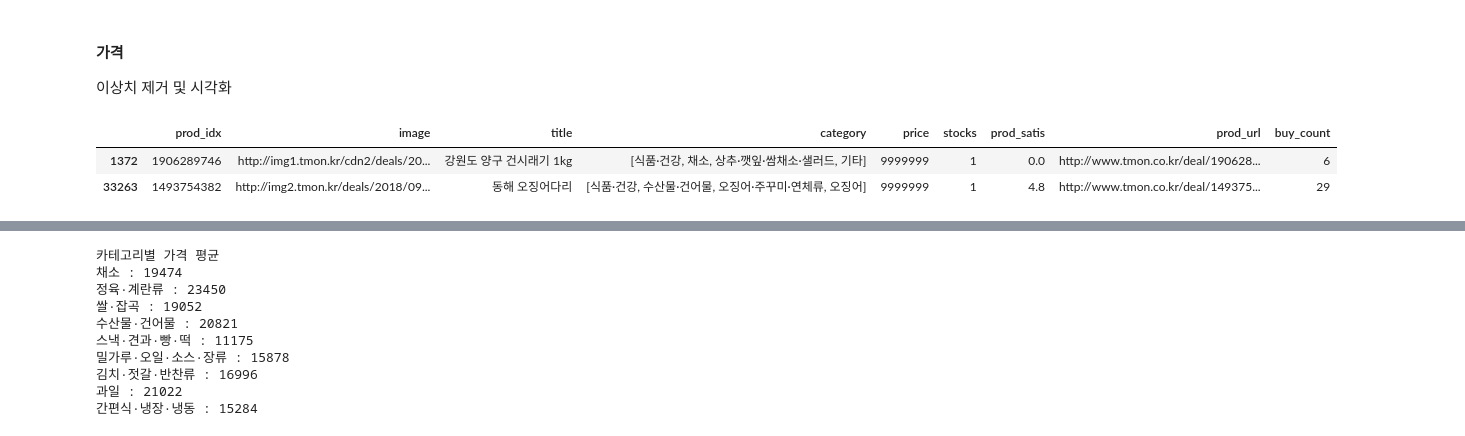
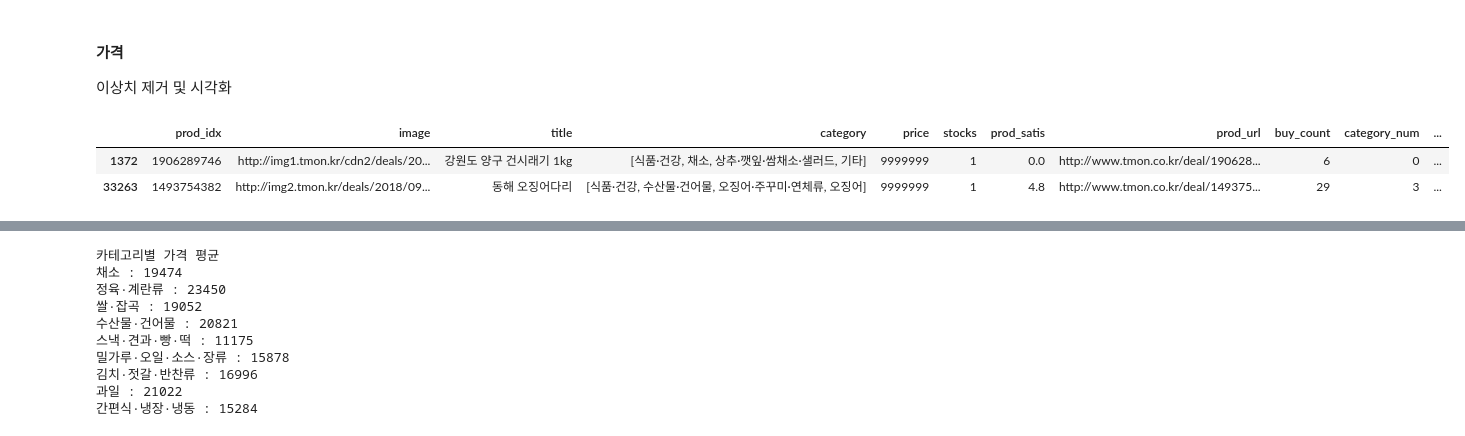
Before and after one commit to bigboom1253/e_commerce_recommendation_system_development, a Jupyter notebook: Data_preprocessing/Data_Descriptive.ipynb, the cells around one changed output, grey strips where cells are left out. Cells and saved outputs as stored; diff of their text form; code cells hidden in the pictures.

```diff
--- a/Data_preprocessing/Data_Descriptive.ipynb
+++ b/Data_preprocessing/Data_Descriptive.ipynb
@@ -231,8 +234,8 @@ for i in range(9):
 #### 가격
 이상치 제거 및 시각화
 # %%
-# prod[prod.price == 9999999]
+prod[prod.price == 9999999]
 # %% [output]
-|  | prod_idx | image | title | category | price | stocks | prod_satis | prod_url | buy_count |
-| 1372 | 1906289746 | http://img1.tmon.kr/cdn2/deals/20... | 강원도 양구 건시래기 1kg | [식품·건강, 채소, 상추·깻잎·쌈채소·샐러드, 기타] | 9999999 | 1 | 0.0 | http://www.tmon.co.kr/deal/190628... | 6 |
-| 33263 | 1493754382 | http://img2.tmon.kr/deals/2018/09... | 동해 오징어다리 | [식품·건강, 수산물·건어물, 오징어·주꾸미·연체류, 오징어] | 9999999 | 1 | 4.8 | http://www.tmon.co.kr/deal/149375... | 29 |
+|  | prod_idx | image | title | category | price | stocks | prod_satis | prod_url | buy_count | category_num | ... |
+| 1372 | 1906289746 | http://img1.tmon.kr/cdn2/deals/20... | 강원도 양구 건시래기 1kg | [식품·건강, 채소, 상추·깻잎·쌈채소·샐러드, 기타] | 9999999 | 1 | 0.0 | http://www.tmon.co.kr/deal/190628... | 6 | 0 | ... |
+| 33263 | 1493754382 | http://img2.tmon.kr/deals/2018/09... | 동해 오징어다리 | [식품·건강, 수산물·건어물, 오징어·주꾸미·연체류, 오징어] | 9999999 | 1 | 4.8 | http://www.tmon.co.kr/deal/149375... | 29 | 3 | ... |
```
Also changed, not shown: parts of 32 cells of this notebook.
